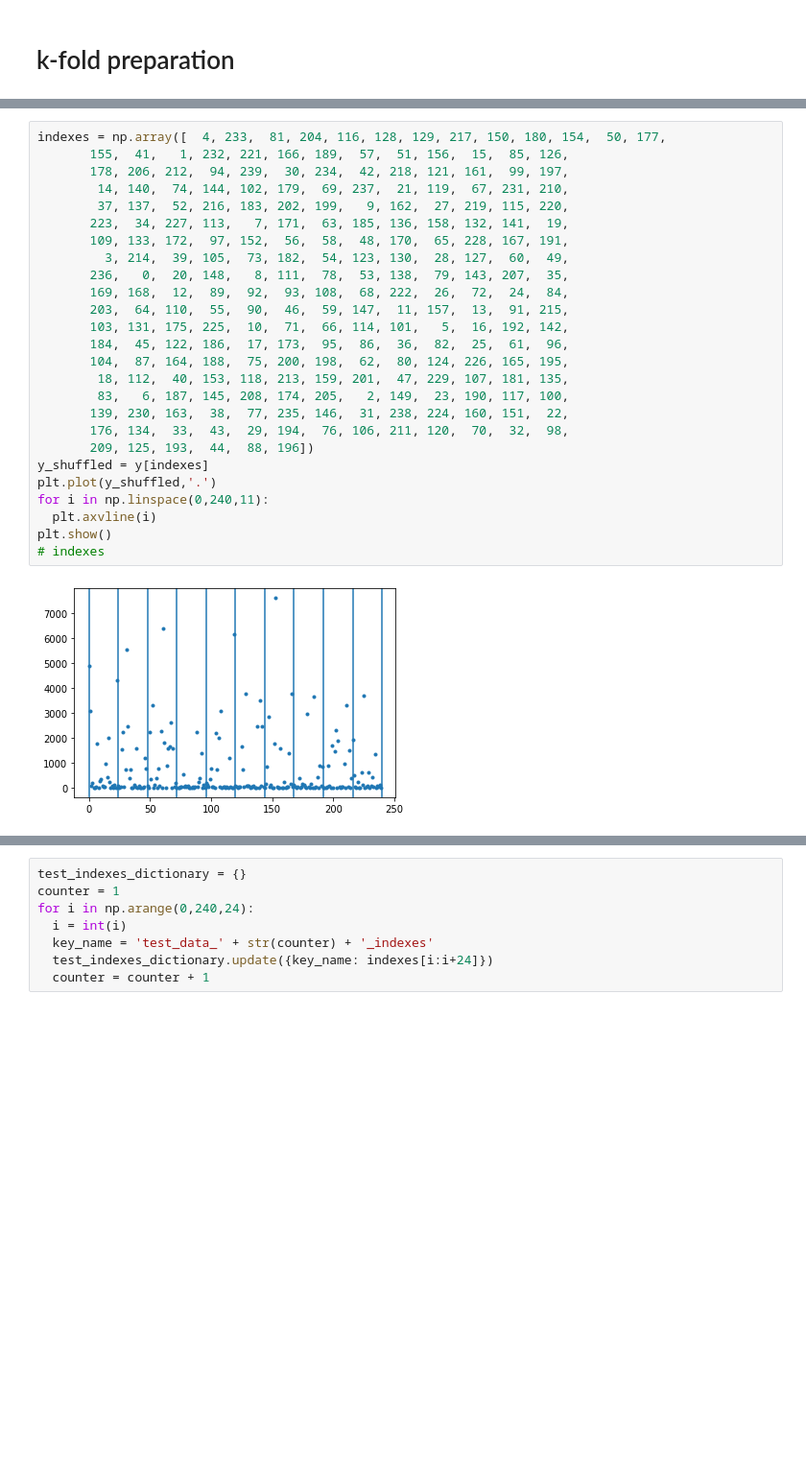
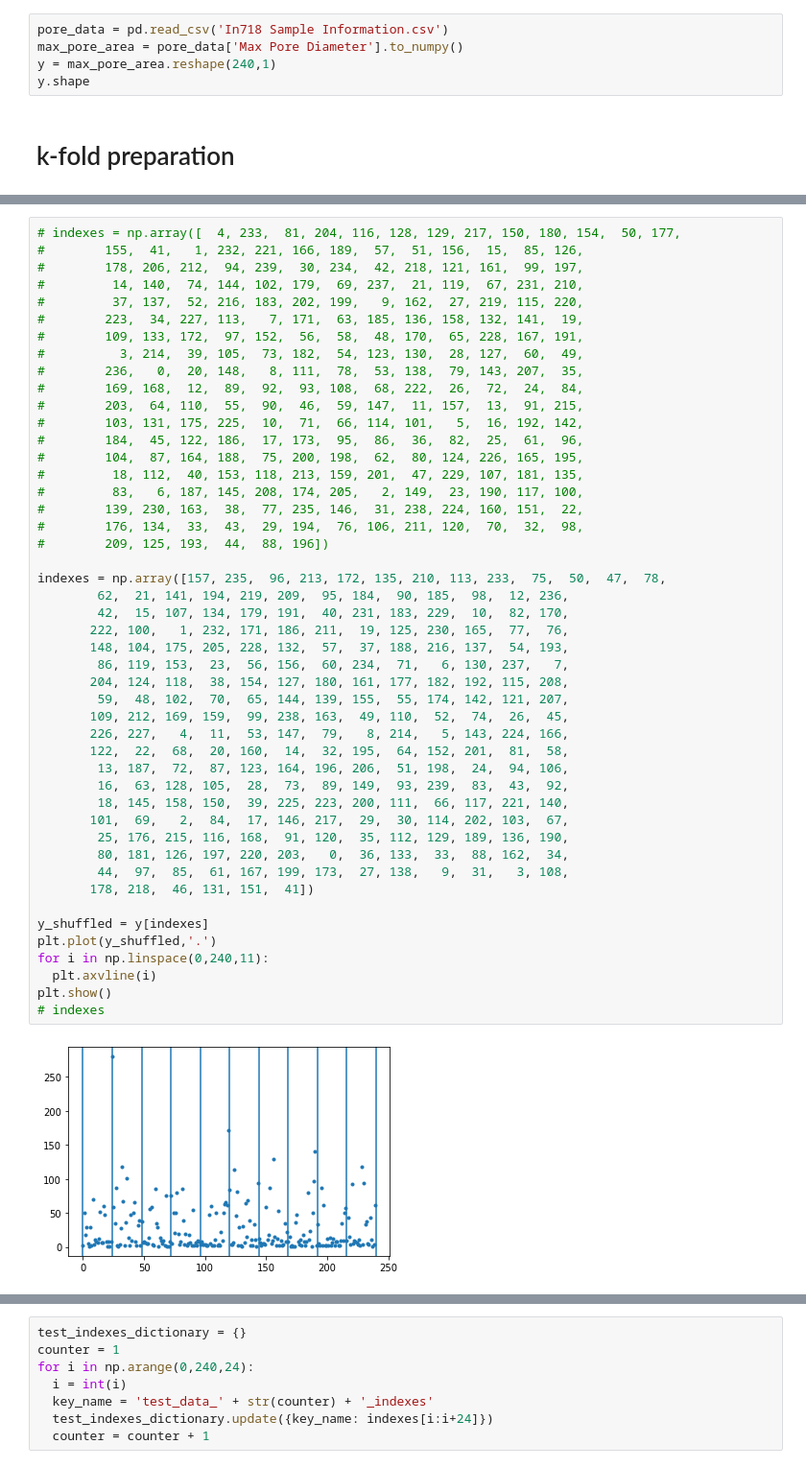
Before and after one commit to nazmulhasan202/WIP_NoteBooks, a Jupyter notebook: Classification of Porosity Level.ipynb, the cells around one changed output, grey strips where cells are left out. Shown at 96% size. Saved outputs shown, nothing was run; the diff lists cells and outputs as text; blank space fills up the shorter version.

Commit message:
Shift from pore Area-->Diameter; new indexes

```diff
--- a/Classification of Porosity Level.ipynb
+++ b/Classification of Porosity Level.ipynb
@@ -239,2 +232,7 @@ def combined_predictions_2Folds(X,Classifier_model,Q1Q2_model,Q3Q4_model):
+# %%
+pore_data = pd.read_csv('In718 Sample Information.csv')
+max_pore_area = pore_data['Max Pore Diameter'].to_numpy()
+y = max_pore_area.reshape(240,1)
+y.shape
 # %% [markdown]
 # k-fold preparation
@@ -241,28 +242,49 @@ def combined_predictions_2Folds(X,Classifier_model,Q1Q2_model,Q3Q4_model):
 # %%
-indexes = np.array([  4, 233,  81, 204, 116, 128, 129, 217, 150, 180, 154,  50, 177,
-       155,  41,   1, 232, 221, 166, 189,  57,  51, 156,  15,  85, 126,
-       178, 206, 212,  94, 239,  30, 234,  42, 218, 121, 161,  99, 197,
-        14, 140,  74, 144, 102, 179,  69, 237,  21, 119,  67, 231, 210,
-        37, 137,  52, 216, 183, 202, 199,   9, 162,  27, 219, 115, 220,
-       223,  34, 227, 113,   7, 171,  63, 185, 136, 158, 132, 141,  19,
-       109, 133, 172,  97, 152,  56,  58,  48, 170,  65, 228, 167, 191,
-         3, 214,  39, 105,  73, 182,  54, 123, 130,  28, 127,  60,  49,
-       236,   0,  20, 148,   8, 111,  78,  53, 138,  79, 143, 207,  35,
-       169, 168,  12,  89,  92,  93, 108,  68, 222,  26,  72,  24,  84,
-       203,  64, 110,  55,  90,  46,  59, 147,  11, 157,  13,  91, 215,
-       103, 131, 175, 225,  10,  71,  66, 114, 101,   5,  16, 192, 142,
-       184,  45, 122, 186,  17, 173,  95,  86,  36,  82,  25,  61,  96,
-       104,  87, 164, 188,  75, 200, 198,  62,  80, 124, 226, 165, 195,
-        18, 112,  40, 153, 118, 213, 159, 201,  47, 229, 107, 181, 135,
-        83,   6, 187, 145, 208, 174, 205,   2, 149,  23, 190, 117, 100,
-       139, 230, 163,  38,  77, 235, 146,  31, 238, 224, 160, 151,  22,
-       176, 134,  33,  43,  29, 194,  76, 106, 211, 120,  70,  32,  98,
-       209, 125, 193,  44,  88, 196])
+# indexes = np.array([  4, 233,  81, 204, 116, 128, 129, 217, 150, 180, 154,  50, 177,
+#        155,  41,   1, 232, 221, 166, 189,  57,  51, 156,  15,  85, 126,
+#        178, 206, 212,  94, 239,  30, 234,  42, 218, 121, 161,  99, 197,
+#         14, 140,  74, 144, 102, 179,  69, 237,  21, 119,  67, 231, 210,
+#         37, 137,  52, 216, 183, 202, 199,   9, 162,  27, 219, 115, 220,
+#        223,  34, 227, 113,   7, 171,  63, 185, 136, 158, 132, 141,  19,
+#        109, 133, 172,  97, 152,  56,  58,  48, 170,  65, 228, 167, 191,
+#          3, 214,  39, 105,  73, 182,  54, 123, 130,  28, 127,  60,  49,
+#        236,   0,  20, 148,   8, 111,  78,  53, 138,  79, 143, 207,  35,
+#        169, 168,  12,  89,  92,  93, 108,  68, 222,  26,  72,  24,  84,
+#        203,  64, 110,  55,  90,  46,  59, 147,  11, 157,  13,  91, 215,
+#        103, 131, 175, 225,  10,  71,  66, 114, 101,   5,  16, 192, 142,
+#        184,  45, 122, 186,  17, 173,  95,  86,  36,  82,  25,  61,  96,
+#        104,  87, 164, 188,  75, 200, 198,  62,  80, 124, 226, 165, 195,
+#         18, 112,  40, 153, 118, 213, 159, 201,  47, 229, 107, 181, 135,
+#         83,   6, 187, 145, 208, 174, 205,   2, 149,  23, 190, 117, 100,
+#        139, 230, 163,  38,  77, 235, 146,  31, 238, 224, 160, 151,  22,
+#        176, 134,  33,  43,  29, 194,  76, 106, 211, 120,  70,  32,  98,
+#        209, 125, 193,  44,  88, 196])
+
+indexes = np.array([157, 235,  96, 213, 172, 135, 210, 113, 233,  75,  50,  47,  78,
+        62,  21, 141, 194, 219, 209,  95, 184,  90, 185,  98,  12, 236,
+        42,  15, 107, 134, 179, 191,  40, 231, 183, 229,  10,  82, 170,
+       222, 100,   1, 232, 171, 186, 211,  19, 125, 230, 165,  77,  76,
+       148, 104, 175, 205, 228, 132,  57,  37, 188, 216, 137,  54, 193,
+        86, 119, 153,  23,  56, 156,  60, 234,  71,   6, 130, 237,   7,
+       204, 124, 118,  38, 154, 127, 180, 161, 177, 182, 192, 115, 208,
+        59,  48, 102,  70,  65, 144, 139, 155,  55, 174, 142, 121, 207,
+       109, 212, 169, 159,  99, 238, 163,  49, 110,  52,  74,  26,  45,
+       226, 227,   4,  11,  53, 147,  79,   8, 214,   5, 143, 224, 166,
+       122,  22,  68,  20, 160,  14,  32, 195,  64, 152, 201,  81,  58,
+        13, 187,  72,  87, 123, 164, 196, 206,  51, 198,  24,  94, 106,
+        16,  63, 128, 105,  28,  73,  89, 149,  93, 239,  83,  43,  92,
+        18, 145, 158, 150,  39, 225, 223, 200, 111,  66, 117, 221, 140,
+       101,  69,   2,  84,  17, 146, 217,  29,  30, 114, 202, 103,  67,
+        25, 176, 215, 116, 168,  91, 120,  35, 112, 129, 189, 136, 190,
+        80, 181, 126, 197, 220, 203,   0,  36, 133,  33,  88, 162,  34,
+        44,  97,  85,  61, 167, 199, 173,  27, 138,   9,  31,   3, 108,
+       178, 218,  46, 131, 151,  41])
+
 y_shuffled = y[indexes]
 plt.plot(y_shuffled,'.')
 for i in np.linspace(0,240,11):
   plt.axvline(i)
 plt.show()
 # indexes
 # %% [output]
-[figure, old version]
+[figure, new version]
```
Also changed, not shown: parts of 31 cells of this notebook, 1 other file.
